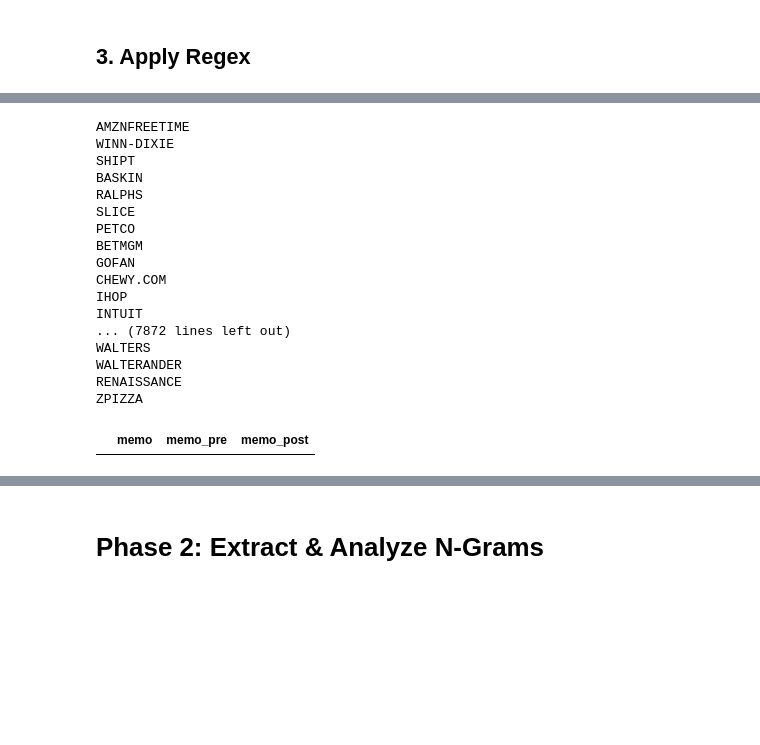
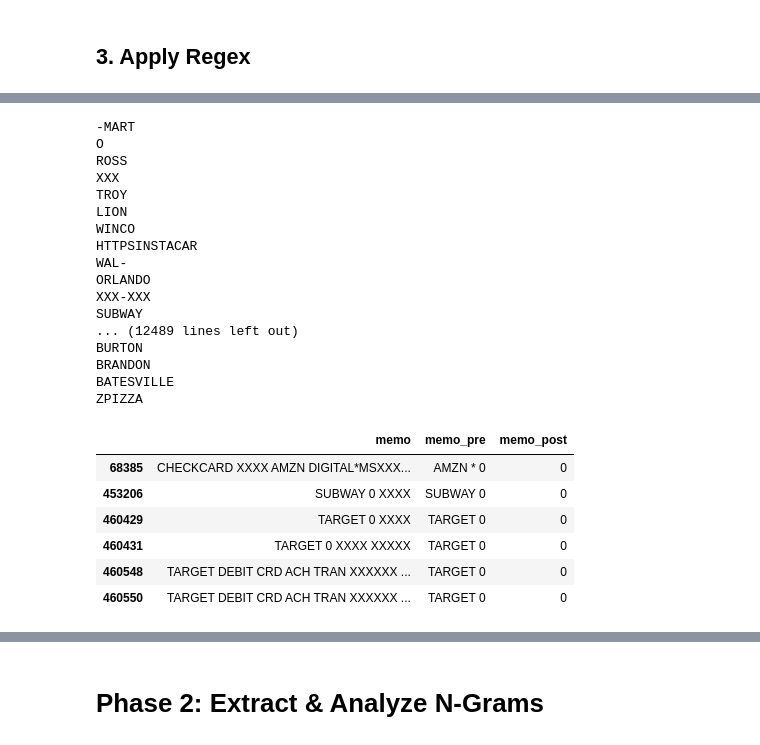
Before and after one commit to kylechoi101/DSC180A-Q1, a Jupyter notebook: Week 2/Haris_Saif.ipynb, the cells around one changed output, grey strips where cells are left out. Cells and saved outputs as stored; diff of their text form; code cells hidden in the pictures; blank space fills up the shorter version.

```diff
--- a/Week 2/Haris_Saif.ipynb
+++ b/Week 2/Haris_Saif.ipynb
@@ -22,7 +22,8 @@ import time
 import sys
 import re
 # %%
-df = pd.read_csv("memos.csv")
+df_in = pd.read_csv("memos.csv")
+df = df_in.sample(100_000).copy)_
 row_count = df.size
 row_count
 # %% [output]
@@ -185,7 +186,7 @@ REGEX_POST = [
     re.compile(r"^7-ELEVEN\s*\*?\s*([A-Z\s0-9'.-]+).*"),
     re.compile(r"^7\s+11\s*\*?\s*([A-Z\s0-9'.-]+).*"),
     re.compile(r"^ZG\s*\*?\s*([A-Z\s0-9'.-]+).*"),
-    re.compile(r"^YSI\s*\*?\s*([A-Z\s0-9'.-]+).*"), # Corrected
+    re.compile(r"^YSI\s*\*?\s*([A-Z\s0-9'.-]+).*"),
 
     # Specific DDBR rule must come *before* the general DD rule
     re.compile(r"^(DDBR)\s*\*?#?.*"),
@@ -206,12 +207,10 @@ REGEX_POST = [
     re.compile(r"^SP\s*\*?\s*([A-Z\s0-9'.-]+).*"),
 
     # === TST RULES ===
-    # Specific: (POS) TST* MERCHANT [TWO WORD CITY] ON ##...
     re.compile(r"^(?:POS\s+)?TST\s*\*?\s*([A-Z\s0-9'.-]+?)\s+[A-Z]{2,}\s+[A-Z]{2,}\s+ON\s*##.*"),
-    # Specific: (POS) TST* MERCHANT [ONE WORD CITY] ON ##...
     re.compile(r"^(?:POS\s+)?TST\s*\*?\s*([A-Z\s0-9'.-]+?)\s+[A-Z]{2,}\s+ON\s*##.*"),
-    # Fallback: (POS) TST* MERCHANT...
-    re.compile(r"^(?:POS\s+)?TST\s*\*?\s*([A-Z\s0-9'.-]+).*"),
+    re.compile(r"^(?:POS\s+)?TST\s*\*?\s*([A-Z\s0-9'.-]+(?: [A-Z\s0-9'.-]+)*?)\s+[A-Z]{5,}.*"),
+    re.compile(r"^(?:POS\s+)?TST\s*\*?\s*([A-Z\s0-9'.-]+(?: [A-Z\s0-9'.-]+)*).*"),
 
     re.compile(r"^CKE\s*\*?\s*([A-Z\s0-9'.-]+).*"),
     re.compile(r"^SQ\s*\*?\s*([A-Z\s0-9'.-]+).*"),
@@ -229,9 +228,30 @@ REGEX_POST = [
     re.compile(r"^CCM\s*\*+\s*([A-Z\s0-9'.-]+).*"),
     re.compile(r"^ZIP\.CO\s*\*+\s*([A-Z\s0-9'.-]+).*"),
     re.compile(r"^XSOLLA\s*\*+\s*([A-Z\s0-9'.-]+).*"),
-    re.compile(r"^OPC\s*\*+\s*([A-Z\s0-9'.-]+).*"),
     re.compile(r"^NOR\s*\*+\s*([A-Z\s0-9'.-]+).*"),
 
+    # === High-Frequency Merchant Prefixes (from 1-grams) ===
+    re.compile(r"^MKTP\s*\*?\s*([A-Z\s0-9'.-]+).*"),
+    re.compile(r"^AMZN\s*\*?\s*([A-Z\s0-9'.-]+).*"),
+    re.compile(r"^APPLE\s*\*?\s*([A-Z\s0-9'.-]+).*"),
+    re.compile(r"^GOOGLE\s*\*?\s*([A-Z\s0-9'.-]+).*"),
+    re.compile(r"^MICROSOFT\s*\*?\s*([A-Z\s0-9'.-]+).*"),
+    re.compile(r"^WAL\s*\*?\s*([A-Z\s0-9'.-]+).*"),
+    re.compile(r"^WM\s*\*?\s*([A-Z\s0-9'.-]+).*"),
+    re.compile(r"^(SAMS\s*\*?CLUB)\b.*"), # Specific "SAMS CLUB"
+    re.compile(r"^SAMS\s*\*?\s*([A-Z\s0-9'.-]+).*"), # Generic "SAMS"
+    re.compile(r"^UBER\s*\*?\s*([A-Z\s0-9'.-]+).*"),
+    re.compile(r"^LYFT\s*\*?\s*([A-Z\s0-9'.-]+).*"),
+    re.compile(r"^(CASH\s+APP)\b.*"), # Specific "CASH APP"
+    re.compile(r"^AFTERPAY\s*\*?\s*([A-Z\s0-9'.-]+).*"),
+    re.compile(r"^BRIGIT\s*\*?\s*([A-Z\s0G'.-]+).*"),
+    re.compile(r"^EBAY\s*\*?\s*([A-Z\s0-9'.-]+).*"),
+    re.compile(r"^ETSY\s*\*?\s*([A-Z\s0-9'.-]+).*"),
+    re.compile(r"^HELPPAY\s*\*?\s*([A-Z\s0-9'.-]+).*"),
+    re.compile(r"^INSTACART\s*\*?\s*([A-Z\s0-9'.-]+).*"),
+    re.compile(r"^STARBUCKS\s*\*?\s*([A-Z\s0-9'.-]+).*"),
+    re.compile(r"^SUBWAY\s*\*?\s*([A-Z\s0-9'.-]+).*"),
+    re.compile(r"^VSA\s*\*?\s*([A-Z\s0-9'.-]+).*"),
 
     # --- Generic Fallback Rules ---
     # These rules try to find the merchant *before* a common delimiter.
@@ -320,27 +340,33 @@ for memo in df[df['memo_post'].str.split().str.len() == 1]['memo_post'].value_co
     if memo not in merchants:
         print(memo)
 # %% [output]
-AMZNFREETIME
-WINN-DIXIE
-SHIPT
-BASKIN
-RALPHS
-SLICE
-PETCO
-BETMGM
-GOFAN
-CHEWY.COM
-IHOP
-INTUIT
-... (7872 lines left out)
-WALTERS
-WALTERANDER
-RENAISSANCE
+-MART
+O
+ROSS
+XXX
+TROY
+LION
+WINCO
+HTTPSINSTACAR
+WAL-
+ORLANDO
+XXX-XXX
+SUBWAY
+... (12489 lines left out)
+BURTON
+BRANDON
+BATESVILLE
 ZPIZZA
 # %%
-df[df['memo_post'] == 'OPC']#.iloc[0]['memo']
+df[df['memo_post'] == '0']#.iloc[0]['memo']
 # %% [output]
 |  | memo | memo_pre | memo_post |
+| 68385 | CHECKCARD XXXX AMZN DIGITAL*MSXXX... | AMZN * 0 | 0 |
+| 453206 | SUBWAY 0 XXXX | SUBWAY 0 | 0 |
+| 460429 | TARGET 0 XXXX | TARGET 0 | 0 |
+| 460431 | TARGET 0 XXXX XXXXX | TARGET 0 | 0 |
+| 460548 | TARGET DEBIT CRD ACH TRAN XXXXXX ... | TARGET 0 | 0 |
+| 460550 | TARGET DEBIT CRD ACH TRAN XXXXXX ... | TARGET 0 | 0 |
 # %%
 df[df['memo_pre'].str.contains('OPC')].sample(10)
 # %% [output]
```
Also changed, not shown: parts of 14 cells of this notebook.
